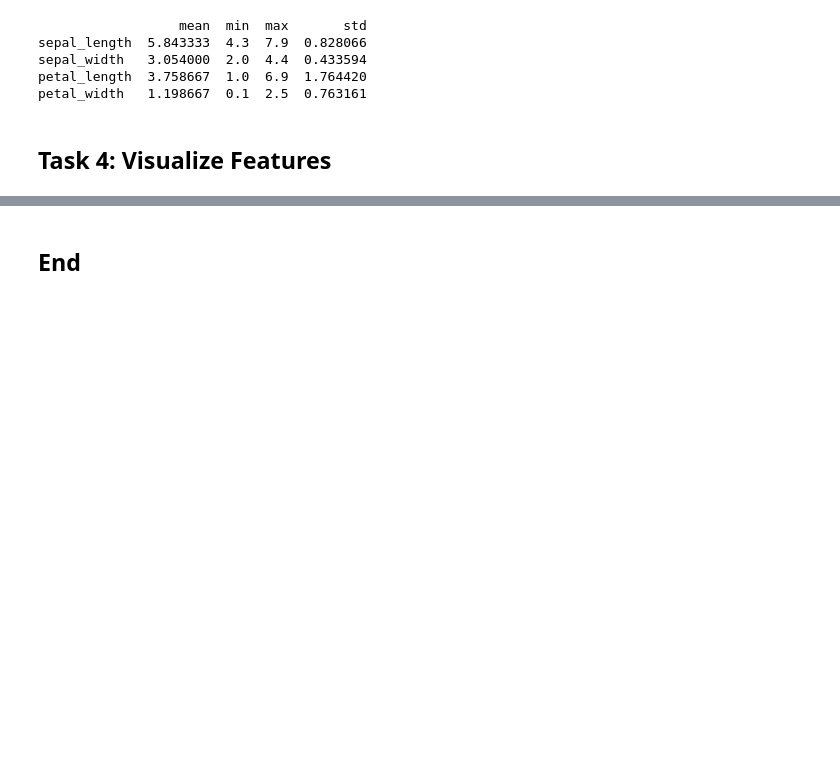
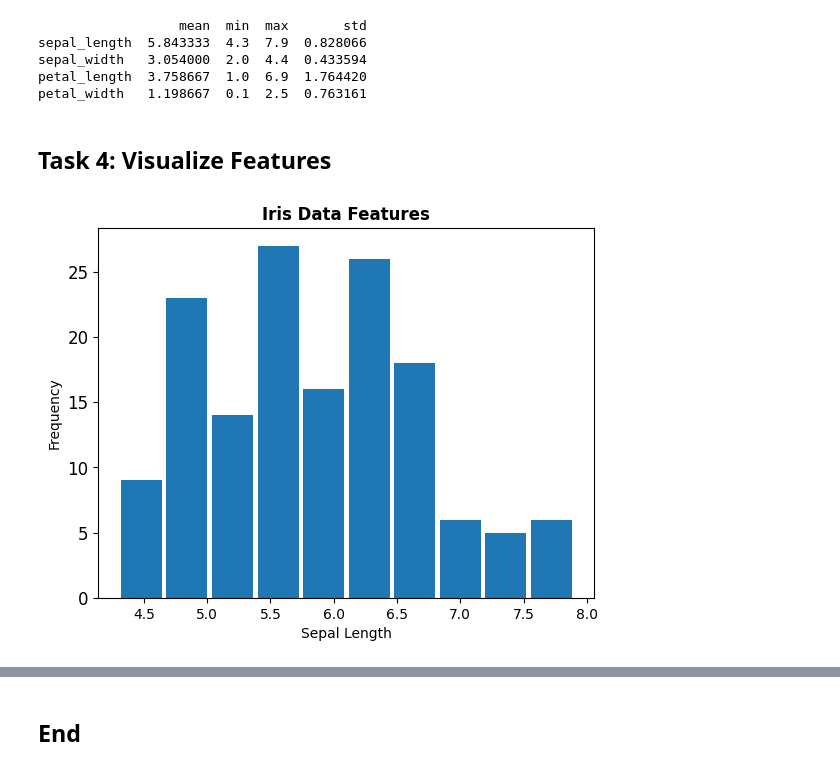
Before and after one commit to HewaOrang/principles_of_data_analytics, a Jupyter notebook: tasks.ipynb, the cells around one changed output, grey strips where cells are left out. Cells and saved outputs as stored; diff of their text form; code cells hidden in the pictures; blank space fills up the shorter version.

```diff
--- a/tasks.ipynb
+++ b/tasks.ipynb
@@ -117,3 +117,27 @@ import seaborn as sns
 
 # Numerical arrays.
 import numpy as np
+# %%
+# https://python-graph-gallery.com/528-customizing-histogram-with-pandas/#:~:text=Adding%20titles%20and%20names%20to,()%20)%20functions%20to%20add%20them.
+
+# ax = plt.hist(df['sepal_length'], edgecolor='black', label='sepal_length', alpha=0.5)
+
+ax = df["sepal_length"].hist(grid=False, # Remove grid
+                        xlabelsize=10, # Change size of labels on the x-axis
+                        ylabelsize=12, # Change size of labels on the y-axis
+                        # bins=20, # Number of bins
+                        # edgecolor='black', # Color of the border
+                        # color='orange', # Color of the bins
+                        rwidth=0.9 # Space between bins
+                        # legend =('sepal_length')
+                       )
+ax.set_title('Iris Data Features', weight='bold')
+
+# Add label names
+ax.set_xlabel('Sepal Length')
+ax.set_ylabel('Frequency')
+
+# Show the plot
+ax = plt.show()
+# %% [output]
+[figure, added]
```
Also changed, not shown: parts of 4 cells of this notebook.
